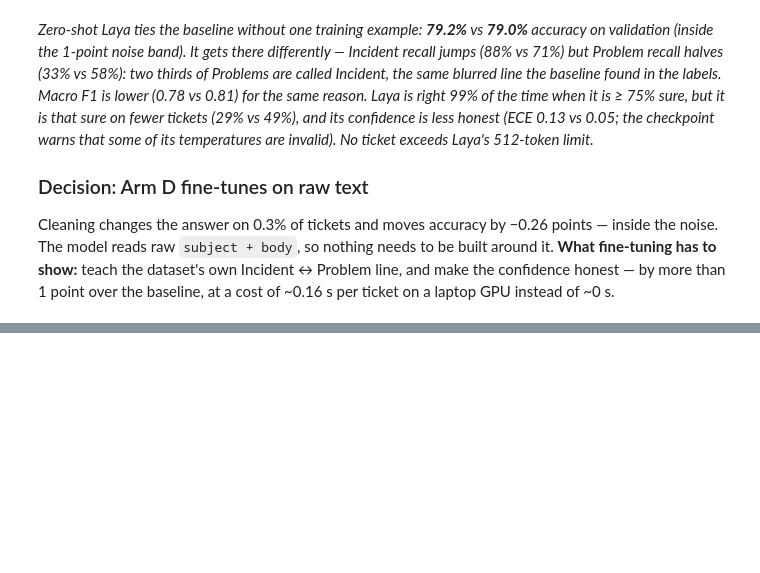
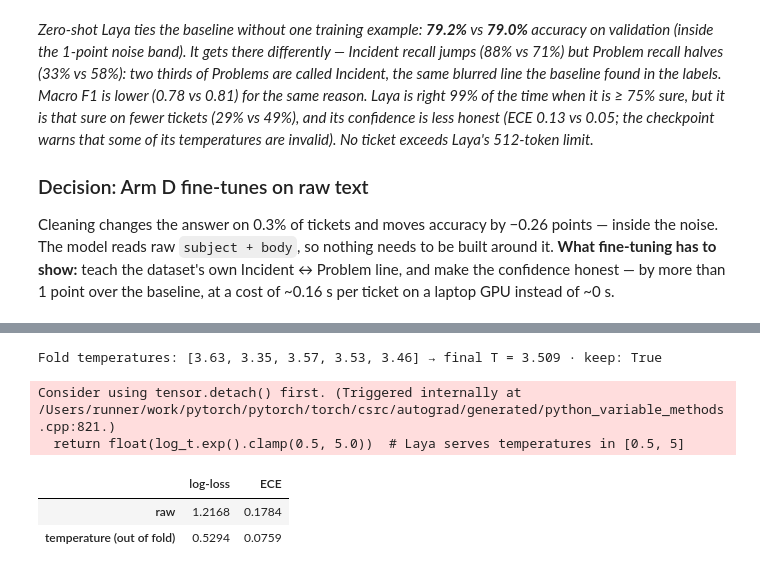
Before and after one commit to karthikiyer365/Live, a Jupyter notebook: laya-discover/laya_classifier.ipynb, the cells around one changed output, grey strips where cells are left out. Drawn from its saved outputs; the diff is of its cells as text; code cells hidden in the pictures; blank space fills up the shorter version.

```diff
--- a/laya-discover/laya_classifier.ipynb
+++ b/laya-discover/laya_classifier.ipynb
@@ -255,0 +307,50 @@ Cleaning changes the answer on 0.3% of tickets and moves accuracy by −0.26 poi
+# %%
+# Phase 5 (calibrate) — temperature on raw logits; out-of-fold check; final T fitted on all validation
+from sklearn.metrics import log_loss
+from sklearn.model_selection import GroupKFold
+
+logits = np.load(PRED_DIR / f"arm_d_seed{SEED}_epoch{CHOSEN_EPOCH}_validation_logits.npy")
+y_val = val["type"].map({t: i for i, t in enumerate(TYPES)}).to_numpy()
+assert (TYPES[logits.argmax(1)] == epoch_preds[CHOSEN_EPOCH]["pred"]).all(), "logits do not match the saved predictions"
+
+def softmax_t(z, t):
+    z = z / t - (z / t).max(1, keepdims=True)
+    return np.exp(z) / np.exp(z).sum(1, keepdims=True)
+
+def fit_temperature(z, y):  # same objective as Laya's fit_temperature: minimise log-loss over log T
+    zt, yt = torch.tensor(z, dtype=torch.float64), torch.tensor(y)
+    log_t = torch.zeros(1, dtype=torch.float64, requires_grad=True)
+    opt = torch.optim.LBFGS([log_t], lr=0.1, max_iter=500)
+    def closure():
+        opt.zero_grad()
+        loss = torch.nn.functional.cross_entropy(zt / log_t.exp(), yt)
+        loss.backward()
+        return loss
+    opt.step(closure)
+    return float(log_t.exp().clamp(0.5, 5.0))  # Laya serves temperatures in [0.5, 5]
+
+oof = np.zeros_like(logits)
+fold_t = []
+for tr, te in GroupKFold(5).split(logits, y_val, val["family_id"]):
+    fold_t.append(fit_temperature(logits[tr], y_val[tr]))
+    oof[te] = softmax_t(logits[te], fold_t[-1])
+raw = softmax_t(logits, 1.0)
+calib = pd.DataFrame({name: {"log-loss": log_loss(y_val, p, labels=range(4)),
+                             "ECE": expected_calibration_error(p.max(1), TYPES[p.argmax(1)] == val["type"].to_numpy())}
+                      for name, p in {"raw": raw, "temperature (out of fold)": oof}.items()}).T
+KEEP_T = calib.loc["temperature (out of fold)", "ECE"] < calib.loc["raw", "ECE"] and \
+         calib.loc["temperature (out of fold)", "log-loss"] <= calib.loc["raw", "log-loss"]
+TEMPERATURE = fit_temperature(logits, y_val) if KEEP_T else 1.0
+print(f"Fold temperatures: {[round(t, 2) for t in fold_t]} → final T = {TEMPERATURE:.3f} · keep: {KEEP_T}")
+
+chosen_dir = Path(f"checkpoints/seed{SEED}/chosen_epoch{CHOSEN_EPOCH}_calibrated")
+served_t = json.loads((chosen_dir / "rl_agent_config.json").read_text())["temperature"][0]
+assert abs(served_t - TEMPERATURE) < 1e-3, f"saved checkpoint serves T={served_t}, notebook fitted {TEMPERATURE}"
+calib.round(4)
+# %% [output]
+Fold temperatures: [3.63, 3.35, 3.57, 3.53, 3.46] → final T = 3.509 · keep: True
+Consider using tensor.detach() first. (Triggered internally at /Users/runner/work/pytorch/pytorch/torch/csrc/autograd/generated/python_variable_methods.cpp:821.)
+  return float(log_t.exp().clamp(0.5, 5.0))  # Laya serves temperatures in [0.5, 5]
+|  | log-loss | ECE |
+| raw | 1.2168 | 0.1784 |
+| temperature (out of fold) | 0.5294 | 0.0759 |
```
Also changed, not shown: parts of 8 cells of this notebook, 22 other files.
